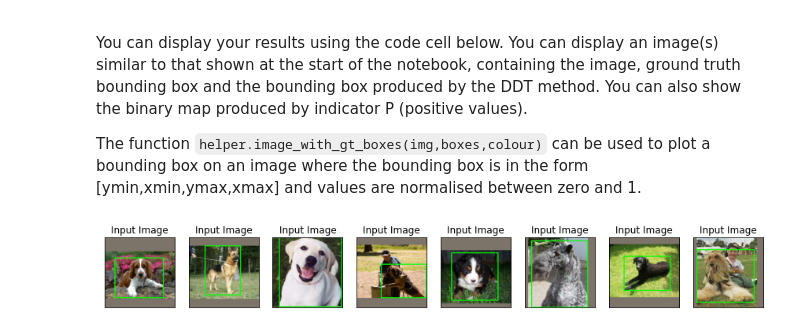
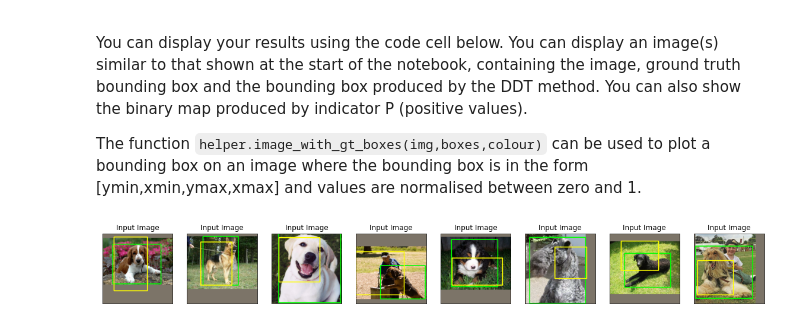
Before and after one commit to barrytl/CE6003, a Jupyter notebook: Etivity_assignment3_20197772_BarryLawton.ipynb, the cells around one changed output. Drawn from its saved outputs; the diff is of its cells as text; code cells hidden in the pictures.

```diff
--- a/Etivity_assignment3_20197772_BarryLawton.ipynb
+++ b/Etivity_assignment3_20197772_BarryLawton.ipynb
@@ -234,14 +220,19 @@ for i in range(n_test_images):
 bounding_boxes =[]
 
 for p_map in p1_maps:
-  threshold = cv2.threshold(p_map,0,255, cv2.THRESH_BINARY_INV | cv2.THRESH_OTSU)[1]
+  image_map = p_map.numpy().astype(np.uint8)
+  threshold = cv2.threshold(image_map,0,255, cv2.THRESH_BINARY_INV | cv2.THRESH_OTSU)[1]
 
-  output = cv2.connectedComponentsWithStats(threshold, args["connectivity"],cv2,CV_32S )
+  output = cv2.connectedComponentsWithStats(threshold, cv2.CV_32S, connectivity =4 )
   (numLabels, labels, stats, centroids) = output
 
-  x = stats[p_map, cv2,CC_STAT_LEFT]
-  y = stats[p_map, cv2,CC_STAT_TOP]
-  w = stats[p_map, cv2,CC_STAT_WIDTH]
-  h = stats[p_map, cv2,CC_STAT_HEIGHT]
-  area = stats[i, cv2.CC_STAT_AREA]
-  b_box = [x,y,x+w,y+h]
+  x = stats[1, cv2.CC_STAT_LEFT]/255
+  y = stats[1, cv2.CC_STAT_TOP]/255
+  w = stats[1, cv2.CC_STAT_WIDTH]/255
+  h = stats[1, cv2.CC_STAT_HEIGHT]/255
+
+  box = tf.constant([[y, x, y+h, x+w]])
+  bounding_boxes.append(box)
+
+
+#np.shape(bounding_boxes)
@@ -259,18 +243,21 @@ You can display your results using the code cell below. You can display an image
 
 The function `helper.image_with_gt_boxes(img,boxes,colour)` can be used to plot a bounding box on an image where the bounding box is in the form [ymin,xmin,ymax,xmax] and values are normalised between zero and 1.
 # %%
-fig = plt.figure(figsize=(15, 5))
+fig = plt.figure(figsize=(20, 8))
+
 n=8
 
 # Iterate through some images
 for k in range(n):
    curr_img = np.asarray(helper.unprocess_image(img_batch_test[k, :, :,:]))
    # draw a green rectangle to visualize the bounding rect
    curr_img=helper.image_with_gt_boxes(curr_img,batch_boxes_test[k],(0,255,0))
+   # Draw yellow rectangle to visualise the predicted bounding box
+   curr_img=helper.image_with_gt_boxes(curr_img,bounding_boxes[k],(255,255,0))
 
    # Plot image and show related indicator
    ax = fig.add_subplot(1, n, k + 1, xticks=[], yticks=[])
    ax.imshow(curr_img)
    ax.set_title('Input Image')
 # %% [output]
-[figure, old version]
+[figure, new version]
```
Also changed, not shown: parts of 9 cells of this notebook.
